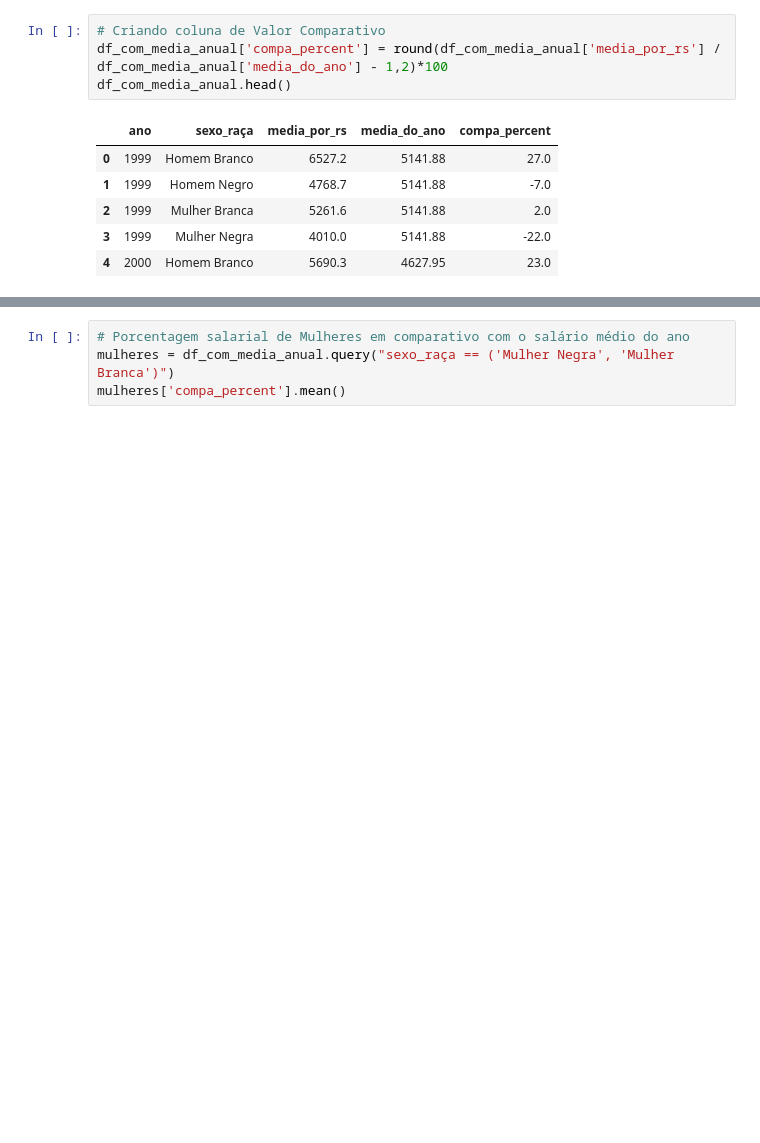
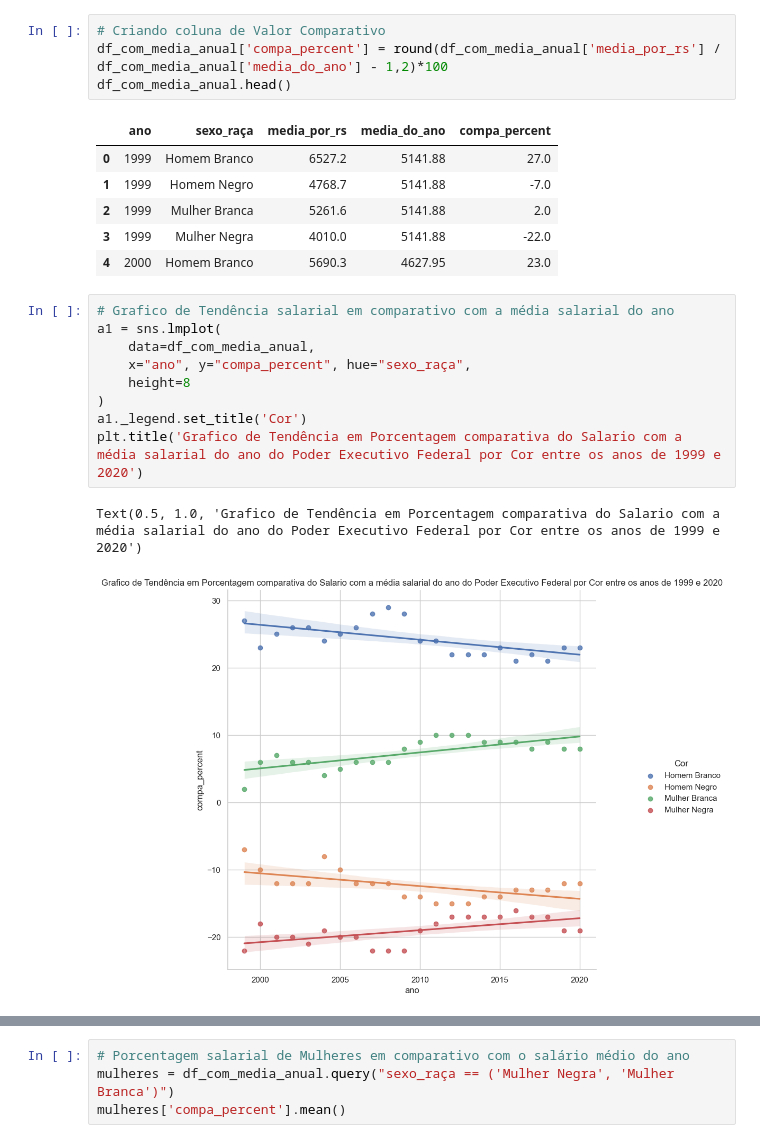
Before and after one commit to CyberBantu/Analise_Republica.org, a Jupyter notebook: analise_python_republica.ipynb, the cells around one changed output, grey strips where cells are left out. Saved outputs shown, nothing was run; the diff lists cells and outputs as text; blank space fills up the shorter version.

```diff
--- a/analise_python_republica.ipynb
+++ b/analise_python_republica.ipynb
@@ -126,3 +126,15 @@ df_com_media_anual.head()
 | 2 | 1999 | Mulher Branca | 5261.6 | 5141.88 | 2.0 |
 | 3 | 1999 | Mulher Negra | 4010.0 | 5141.88 | -22.0 |
 | 4 | 2000 | Homem Branco | 5690.3 | 4627.95 | 23.0 |
+# %%
+# Grafico de Tendência salarial em comparativo com a média salarial do ano
+a1 = sns.lmplot(
+    data=df_com_media_anual,
+    x="ano", y="compa_percent", hue="sexo_raça",
+    height=8
+)
+a1._legend.set_title('Cor')
+plt.title('Grafico de Tendência em Porcentagem comparativa do Salario com a média salarial do ano do Poder Executivo Federal por Cor entre os anos de 1999 e 2020')
+# %% [output]
+Text(0.5, 1.0, 'Grafico de Tendência em Porcentagem comparativa do Salario com a média salarial do ano do Poder Executivo Federal por Cor entre os anos de 1999 e 2020')
+[figure, added]
```
Also changed, not shown: parts of 4 cells of this notebook.
